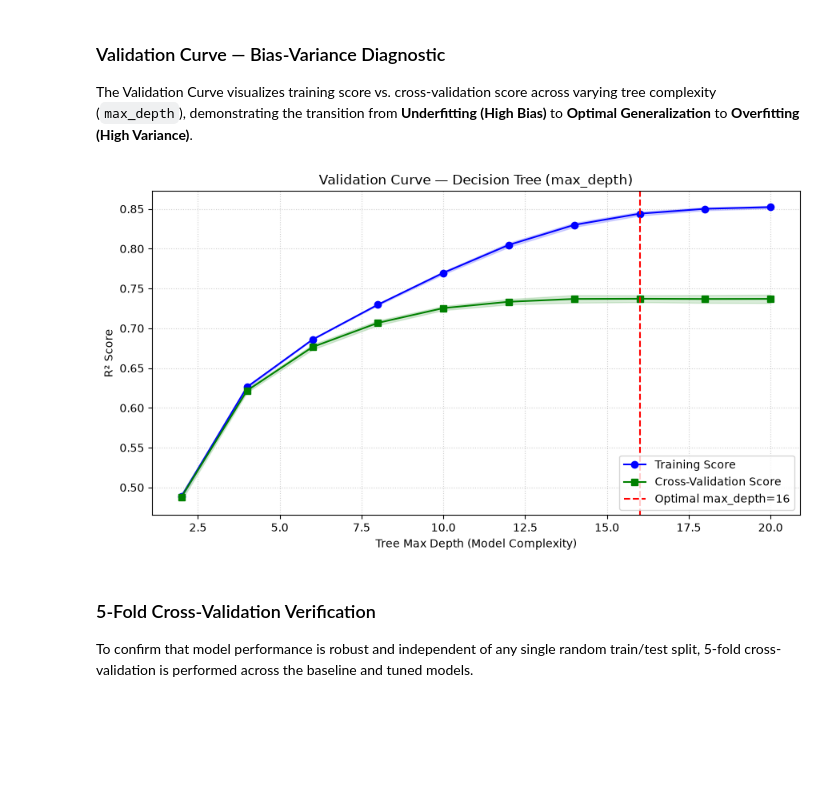
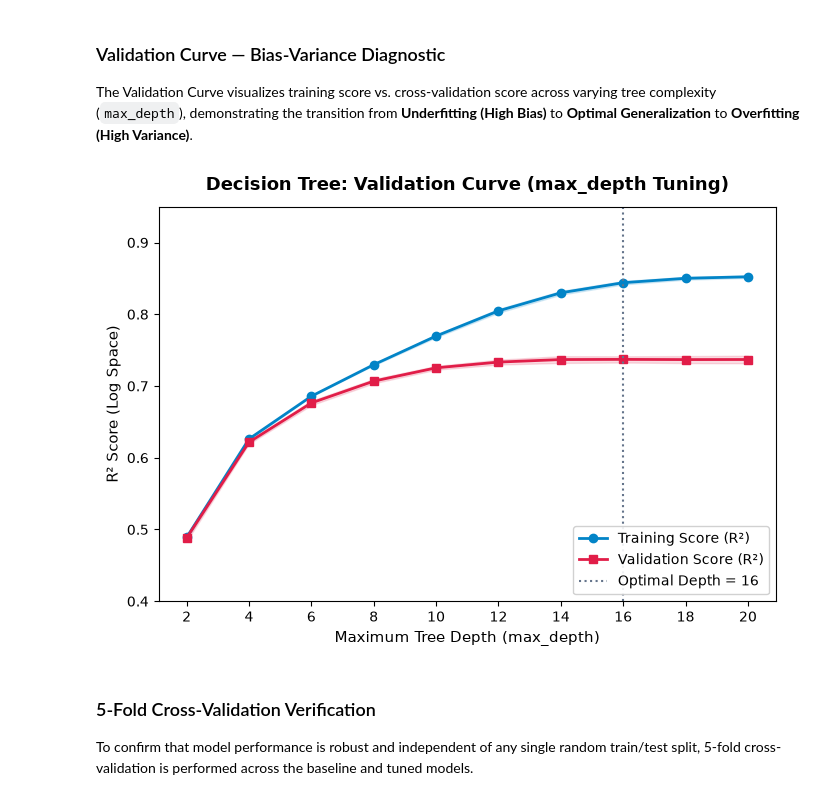
Before and after one commit to ChrisNeo-030506/RDS-Data_Science_Assignment, a Jupyter notebook: BMDS2003_Group4_notebook.ipynb, the cells around one changed output. Drawn from its saved outputs; the diff is of its cells as text; code cells hidden in the pictures; blank space fills up the shorter version.

```diff
--- a/BMDS2003_Group4_notebook.ipynb
+++ b/BMDS2003_Group4_notebook.ipynb
@@ -732,39 +1104,41 @@ The Validation Curve visualizes training score vs. cross-validation score across
 # %%
 from sklearn.model_selection import validation_curve
 
 param_range = [2, 4, 6, 8, 10, 12, 14, 16, 18, 20]
 train_scores, test_scores = validation_curve(
     DecisionTreeRegressor(min_samples_leaf=10, random_state=42),
     X_train_scaled,
     y_train_log,
     param_name='max_depth',
     param_range=param_range,
     cv=3,
     scoring='r2',
     n_jobs=-1
 )
 
 train_mean = np.mean(train_scores, axis=1)
 train_std  = np.std(train_scores, axis=1)
 test_mean  = np.mean(test_scores, axis=1)
 test_std   = np.std(test_scores, axis=1)
 
-plt.figure(figsize=(9, 5))
-plt.plot(param_range, train_mean, label='Training Score', color='blue', marker='o')
-plt.fill_between(param_range, train_mean - train_std, train_mean + train_std, alpha=0.15, color='blue')
-plt.plot(param_range, test_mean, label='Cross-Validation Score', color='green', marker='s')
-plt.fill_between(param_range, test_mean - test_std, test_mean + test_std, alpha=0.15, color='green')
+plt.figure(figsize=(7, 5))
+plt.plot(param_range, train_mean, 'o-', color='#0284c7', linewidth=2, label='Training Score (R²)')
+plt.fill_between(param_range, train_mean - train_std, train_mean + train_std, alpha=0.15, color='#0284c7')
+plt.plot(param_range, test_mean, 's-', color='#e11d48', linewidth=2, label='Validation Score (R²)')
+plt.fill_between(param_range, test_mean - test_std, test_mean + test_std, alpha=0.15, color='#e11d48')
 
-plt.axvline(x=16, color='red', linestyle='--', label='Optimal max_depth=16')
-plt.title('Validation Curve — Decision Tree (max_depth)')
-plt.xlabel('Tree Max Depth (Model Complexity)')
-plt.ylabel('R² Score')
-plt.legend(loc='lower right')
-plt.grid(True, linestyle=':', alpha=0.6)
+plt.axvline(x=16, color='#64748b', linestyle=':', linewidth=1.5, label='Optimal Depth = 16')
+plt.title('Decision Tree: Validation Curve (max_depth Tuning)', fontsize=13, fontweight='bold', pad=12)
+plt.xlabel('Maximum Tree Depth (max_depth)', fontsize=11)
+plt.ylabel('R² Score (Log Space)', fontsize=11)
+plt.xticks(param_range)
+plt.ylim(0.4, 0.95)
+plt.legend(loc='lower right', frameon=True, facecolor='white', framealpha=0.9)
 plt.tight_layout()
+plt.savefig('model_graphs/m2_validation_curve.png', dpi=150)
 plt.show()
 # %% [output]
-[figure, old version]
+[figure, new version]
 # %% [markdown]
 ### 5-Fold Cross-Validation Verification
 
```
Also changed, not shown: parts of 32 cells of this notebook, 30 other files.
